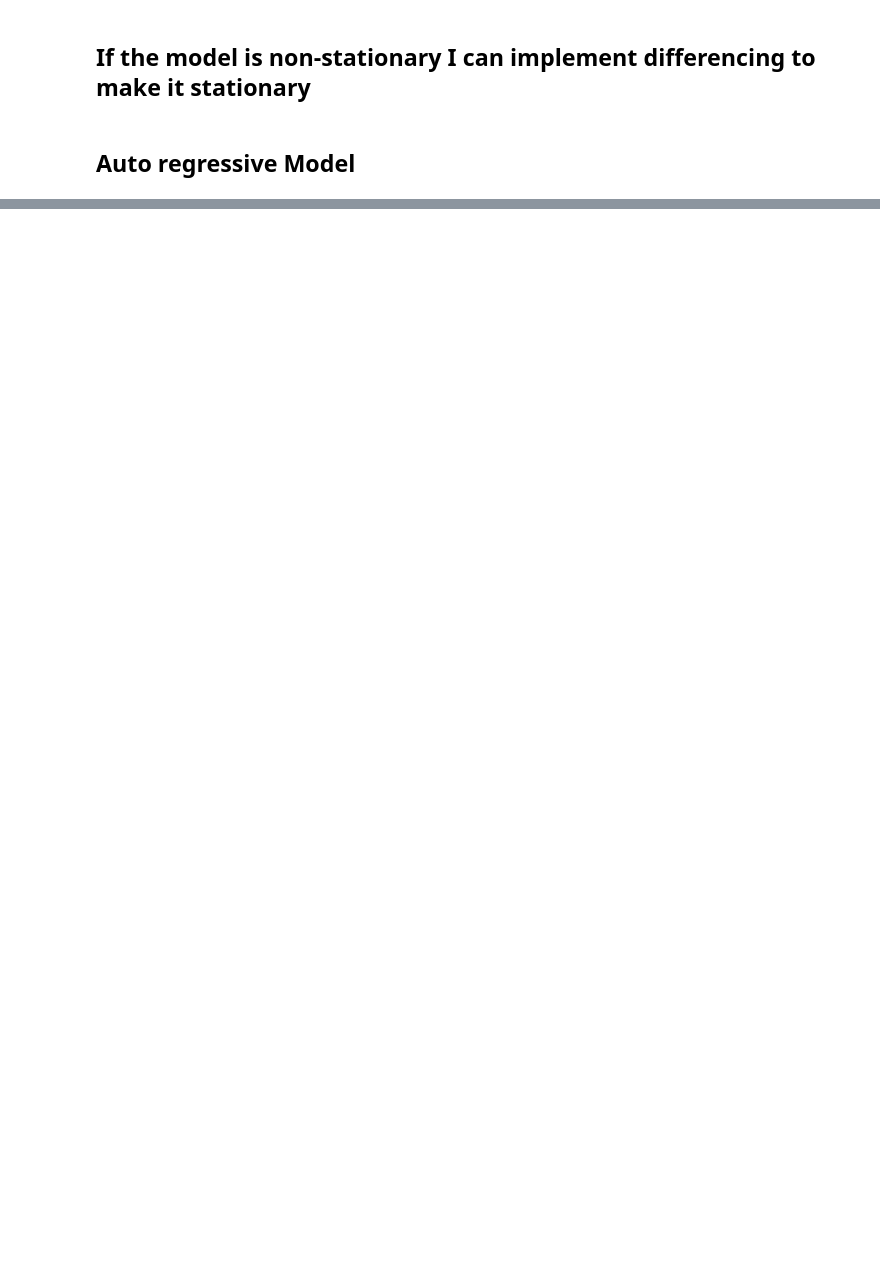
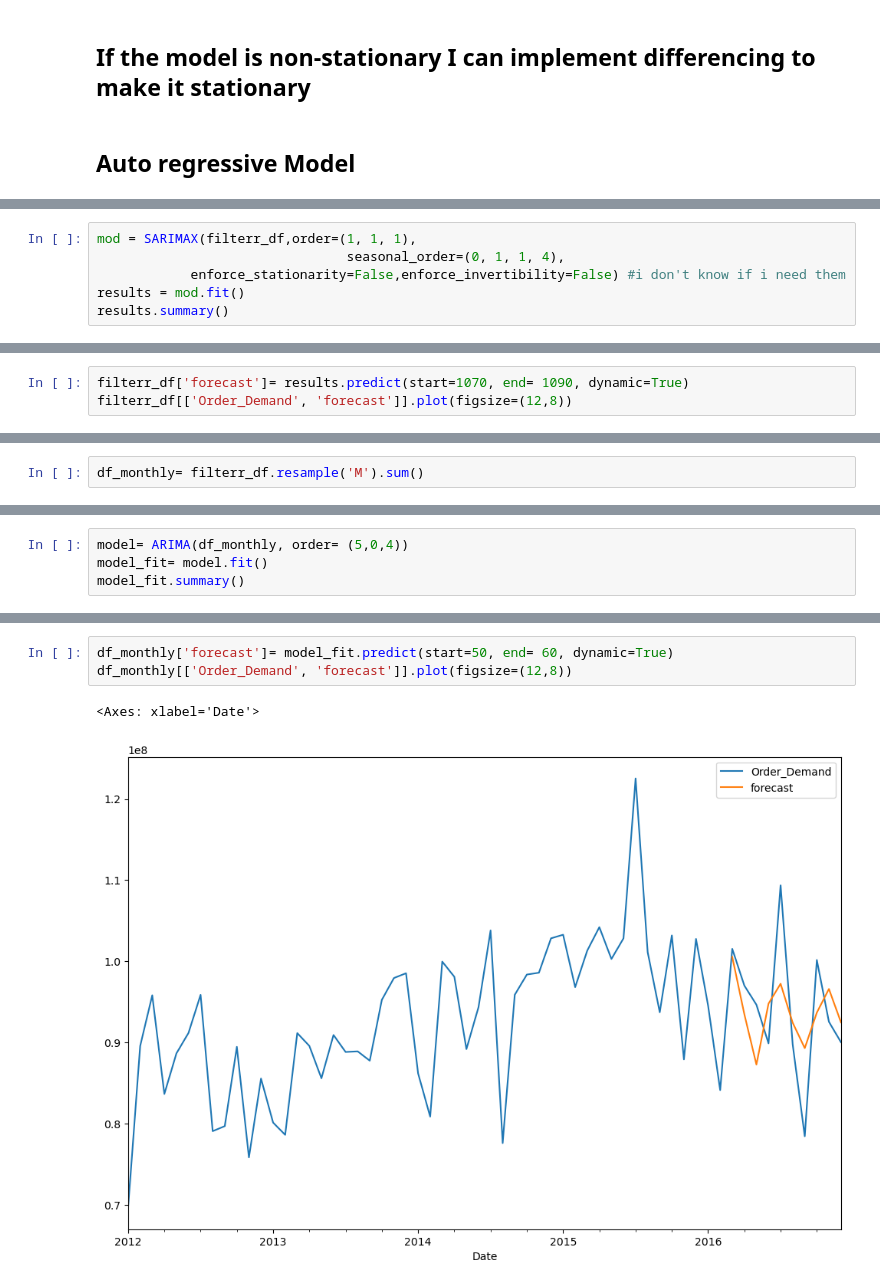
Before and after one commit to jannisz/times_series_1, a Jupyter notebook: note1.ipynb, the cells around one changed output, grey strips where cells are left out. Saved outputs shown, nothing was run; the diff lists cells and outputs as text; blank space fills up the shorter version.

```diff
--- a/note1.ipynb
+++ b/note1.ipynb
@@ -205,0 +310,6 @@ group_df.tail(5)
+# %%
+mod = SARIMAX(filterr_df,order=(1, 1, 1),
+                                seasonal_order=(0, 1, 1, 4),
+            enforce_stationarity=False,enforce_invertibility=False) #i don't know if i need them
+results = mod.fit()
+results.summary()
@@ -205,0 +337,3 @@ group_df.tail(5)
+# %%
+filterr_df['forecast']= results.predict(start=1070, end= 1090, dynamic=True)
+filterr_df[['Order_Demand', 'forecast']].plot(figsize=(12,8))
@@ -205,0 +344,2 @@ group_df.tail(5)
+# %%
+df_monthly= filterr_df.resample('M').sum()
@@ -205,0 +427,4 @@ group_df.tail(5)
+# %%
+model= ARIMA(df_monthly, order= (5,0,4))
+model_fit= model.fit()
+model_fit.summary()
@@ -205,0 +459,6 @@ group_df.tail(5)
+# %%
+df_monthly['forecast']= model_fit.predict(start=50, end= 60, dynamic=True)
+df_monthly[['Order_Demand', 'forecast']].plot(figsize=(12,8))
+# %% [output]
+<Axes: xlabel='Date'>
+[figure, added]
```
Also changed, not shown: parts of 30 cells of this notebook.
